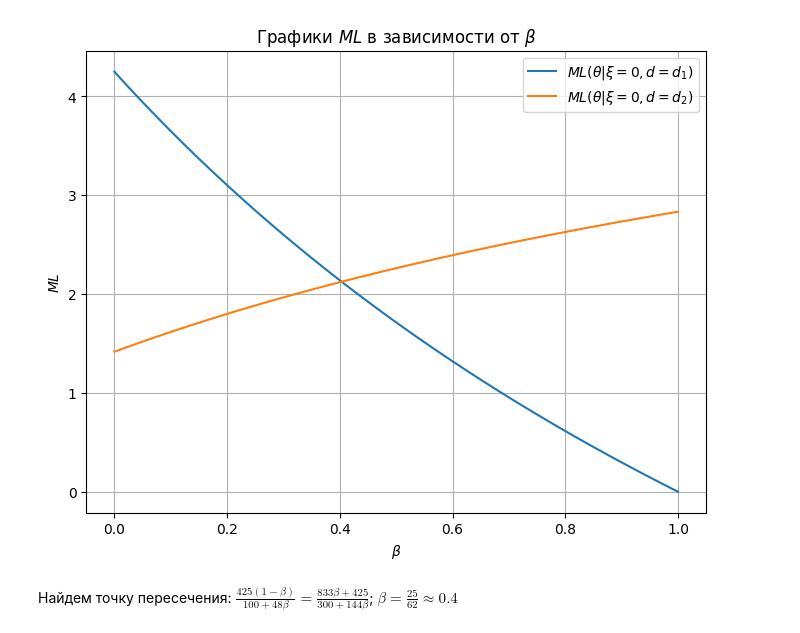
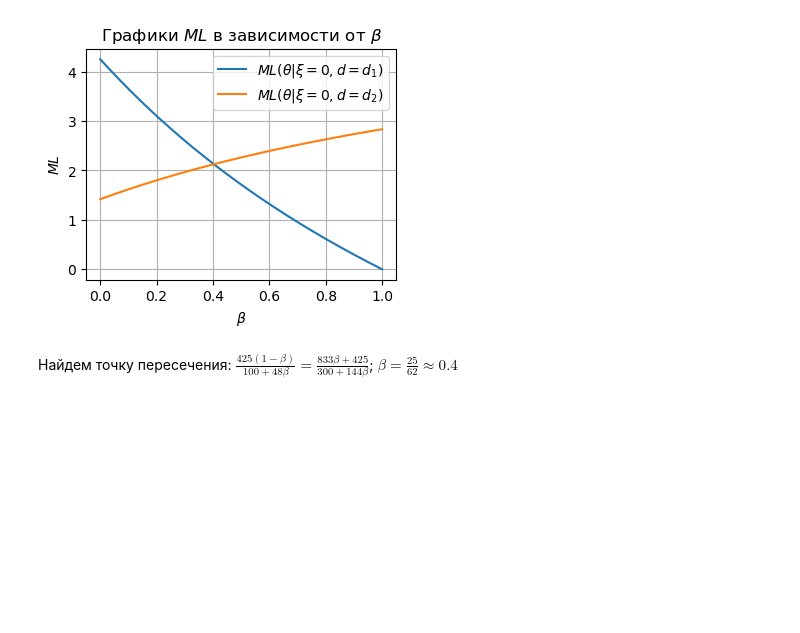
Before and after one commit to wergit13/MSA_tr, a Jupyter notebook: tr3.ipynb, the cells around one changed output. Saved outputs shown, nothing was run; the diff lists cells and outputs as text; code cells hidden in the pictures; blank space fills up the shorter version.

```diff
--- a/tr3.ipynb
+++ b/tr3.ipynb
@@ -105,20 +112,20 @@ $ML(\theta | \xi=1, d=d_2) = P(\theta_1| \xi=1)L(\theta_1, d_2) + P(\theta_2| \x
 # %%
 import numpy as np
 import matplotlib.pyplot as plt
 b = np.linspace(0, 1, 200)
 d1 = (425 * (1 - b)) / (100 + 48* b)
 d2 = (833 * b + 425) / (300 + 144 * b)
-plt.figure(figsize=(8, 6))
+plt.figure(figsize=(4, 3))
 plt.plot(b, d1, label="$ML(\\theta | \\xi=0, d=d_1)$")
 plt.plot(b, d2, label="$ML(\\theta | \\xi=0, d=d_2)$")
 plt.legend(loc='upper right')
 plt.xlabel('$\\beta$')
 plt.ylabel('$ML$')
 plt.title('Графики $ML$ в зависимости от $\\beta$')
 plt.grid(True)
 plt.show()
 # %% [output]
-[figure, old version]
+[figure, new version]
 # %% [markdown]
 Найдем точку пересечения: $\frac{425(1-\beta)}{100+48\beta} = \frac{833\beta+425}{300+144\beta}$; $\beta = \frac{25}{62} \approx 0.4$
 # %%
```
Also changed, not shown: parts of 5 cells of this notebook.
